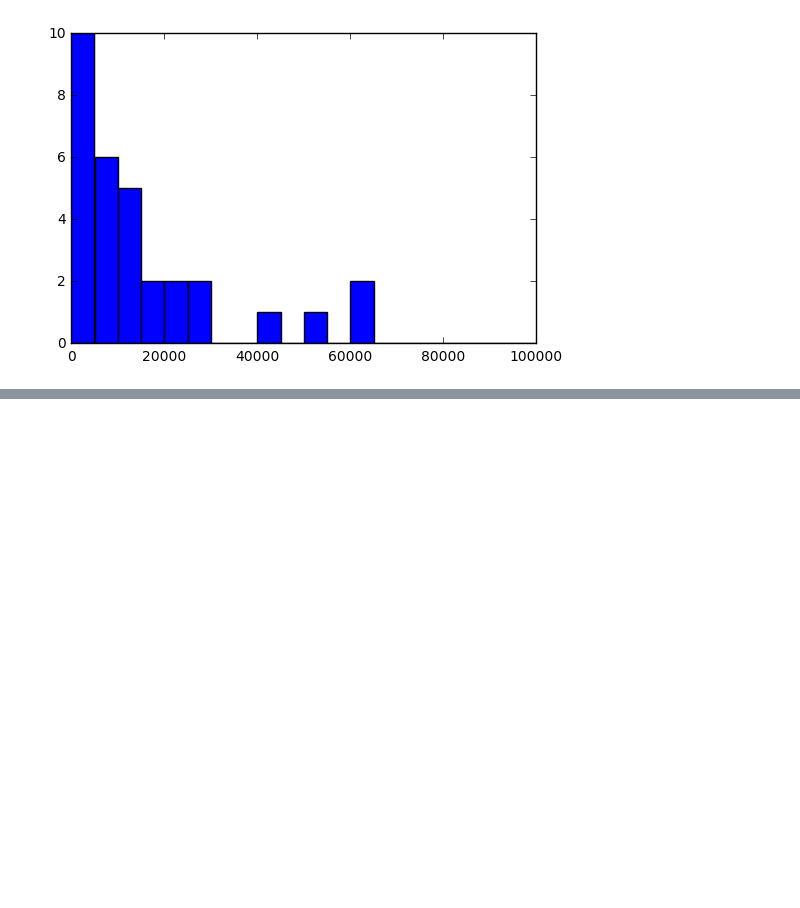
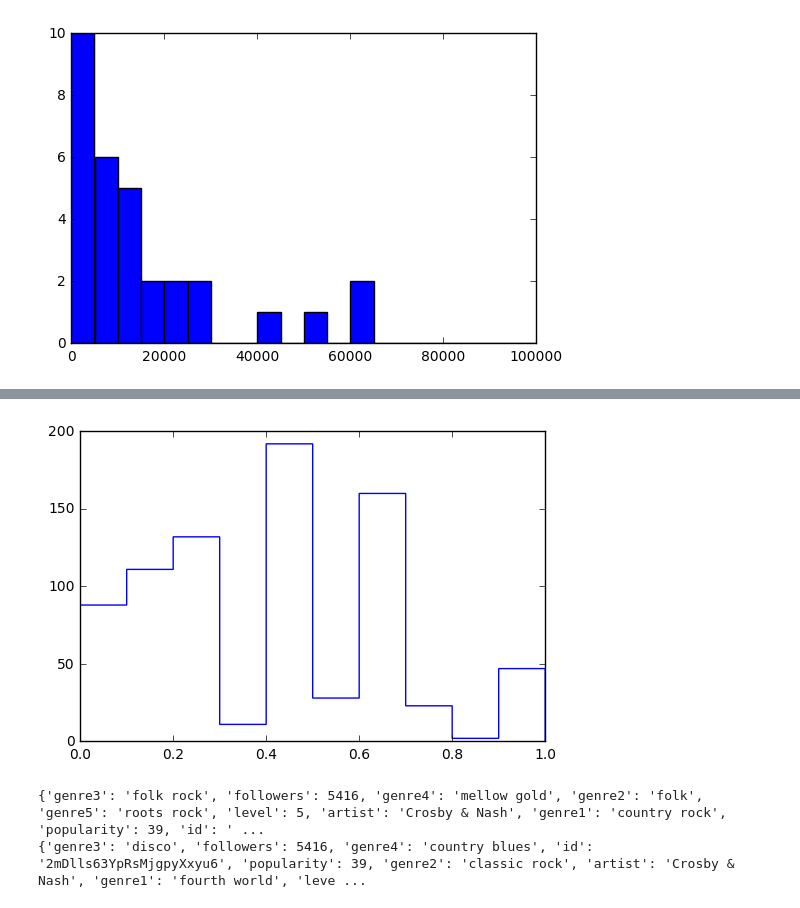
Before and after one commit to bmachlin/SpotifyArtistNetwork, a Jupyter notebook: data/ntwrks final play.ipynb, the cells around one changed output, grey strips where cells are left out. Cells and saved outputs as stored; diff of their text form; code cells hidden in the pictures; blank space fills up the shorter version.

```diff
--- a/data/ntwrks final play.ipynb
+++ b/data/ntwrks final play.ipynb
@@ -221,0 +172,4 @@ beatles_10_5?
+# %%
+_ = plt.hist(similarity(beatles_5_5), histtype="step")
+# %% [output]
+[figure, added]
@@ -221,0 +201,16 @@ beatles_10_5?
+# %%
+beatles_5_5_shuf = beatles_5_5.copy()
+genreReassign(beatles_5_5_shuf, genreShuffle(beatles_5_5_shuf))
+
+beatles_5_10_shuf = beatles_5_10.copy()
+genreReassign(beatles_5_10_shuf, genreShuffle(beatles_5_10_shuf))
+
+beatles_10_5_shuf = beatles_10_5.copy()
+genreReassign(beatles_10_5_shuf, genreShuffle(beatles_10_5_shuf))
+
+
+print(beatles_5_10.node["2mDlls63YpRsMjgpyXxyu6"])
+print(beatles_5_10_shuf.node["2mDlls63YpRsMjgpyXxyu6"])
+# %% [output]
+{'genre3': 'folk rock', 'followers': 5416, 'genre4': 'mellow gold', 'genre2': 'folk', 'genre5': 'roots rock', 'level': 5, 'artist': 'Crosby & Nash', 'genre1': 'country rock', 'popularity': 39, 'id': ' ...
+{'genre3': 'disco', 'followers': 5416, 'genre4': 'country blues', 'id': '2mDlls63YpRsMjgpyXxyu6', 'popularity': 39, 'genre2': 'classic rock', 'artist': 'Crosby & Nash', 'genre1': 'fourth world', 'leve ...
```
Also changed, not shown: parts of 31 cells of this notebook.
